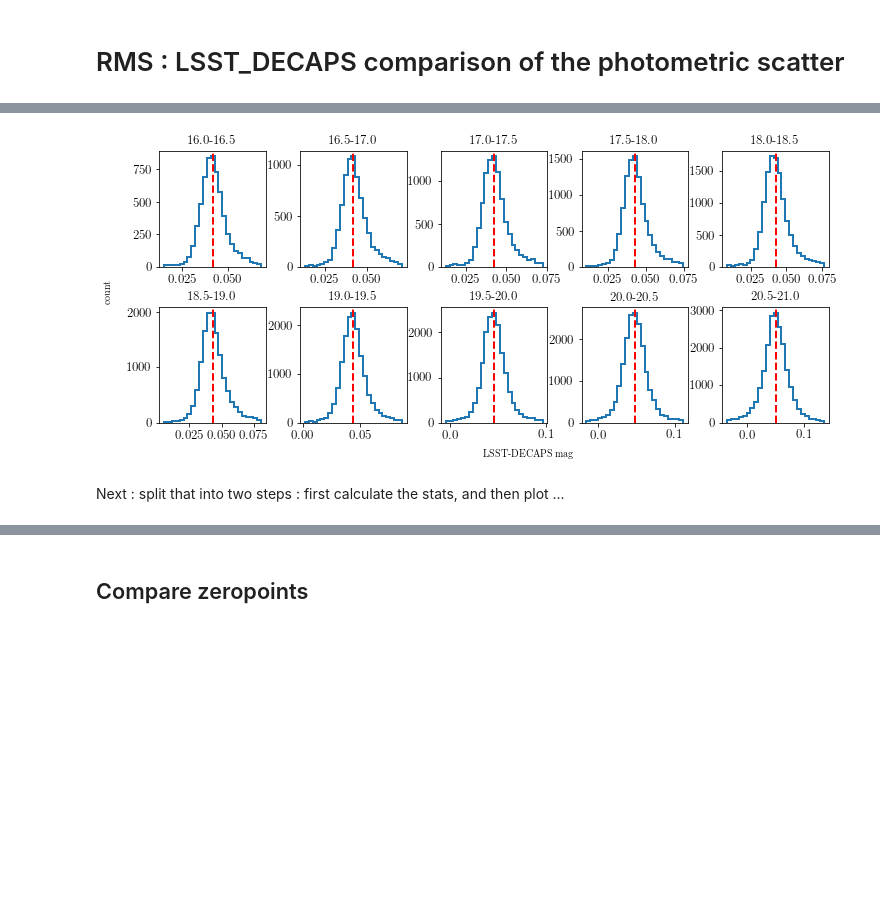
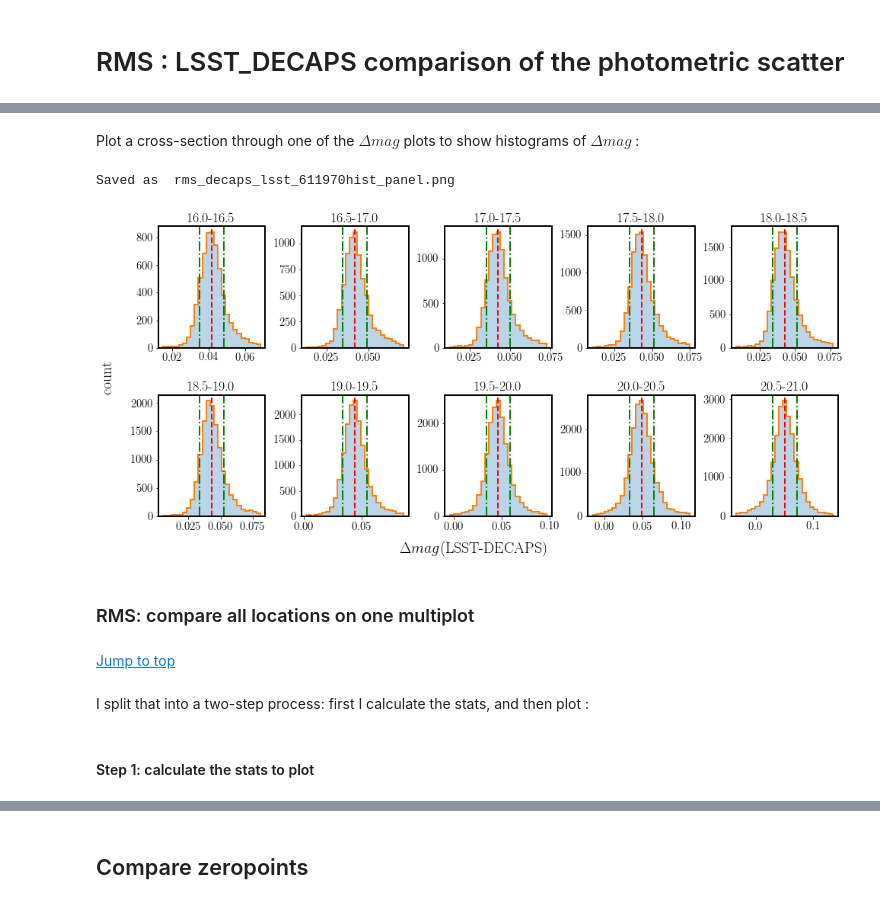
Before and after one commit to suberlak/crowded_fields, a Jupyter notebook: code/N1_decaps_lsst_crossmatch.ipynb, the cells around one changed output, grey strips where cells are left out. Drawn from its saved outputs; the diff is of its cells as text; code cells hidden in the pictures; blank space fills up the shorter version.

```diff
--- a/code/N1_decaps_lsst_crossmatch.ipynb
+++ b/code/N1_decaps_lsst_crossmatch.ipynb
@@ -842,8 +851,9 @@ visit_table= Table.read('decaps_lsst_visit_info.txt', format='ascii')
 # %%
-# sort by source count
-visit_table.sort('mean_N_per_sq_deg')
+# sort by source count  : use DECAPS count, since LSST is missing sources quicker,
+# so DECAPS counts may be closer to the truth !
+visit_table.sort('N_per_sq_deg_decaps')
 visits  = visit_table['visit']
-densities = visit_table['mean_N_per_sq_deg']
+densities = visit_table['N_per_sq_deg_decaps']
 N_total = len(densities)  # this sets the span of the colormap ...
 bins = np.arange(14,24,0.25)
 
@@ -1330,0 +1369,15 @@ for density in ['15'] : # ['25'] : # : # ['25']:# densities :
+# %%
+# We positionally cross match DECAPS and LSST catalogs, and plot the
+# magnitude difference for objects within 0.5 arcsec from each other.
+# The median and sigmaG are calculated on full sample, i.e.
+# no clip on magnitude difference.
+bins = np.arange(14,22.5,0.25)
+for i,visit  in enumerate(visits[::15]):
+    row = np.where(visits == visit)[0][0]
+    fig,ax= plt.subplots(1,1,figsize=(7,5))
+    print(visit, measuredDensity[row], mafDensity[row] )
+    decaps_lsst = Table.read('decaps-lsst-'+str(visit)+'.txt', format='ascii')
+    plot_dmag(decaps_lsst,visit,ax,bins)
+    ax.set_title(str(measuredDensity[row])+' / sq.deg., MAF '+\
+                 str(mafDensity[row])+'\%'+', visit='+str(visit))
+    plt.savefig('decaps_lsst_dmag_'+str(visit)+'.png', bbox_inches='tight')
@@ -1331,42 +1393,58 @@ for density in ['15'] : # ['25'] : # : # ['25']:# densities :
+# %% [markdown]
+Plot a cross-section through one of the $\Delta mag$ plots to show histograms of $\Delta mag$ :
 # %%
+visit = 611970
+decaps_lsst = Table.read('decaps-lsst-'+str(visit)+'.txt', format='ascii')
 # Make a plot per visit with three panels, corresponding to three
 # magnitude bins ...
 bin_edges = np.arange(16,21.5,0.5)
 rows = 2
 cols = 5
 assert len(bin_edges[:-1]) == rows*cols
-fig,axes = plt.subplots(2,5,figsize=(12,5))
+fig,axes = plt.subplots(2,5,figsize=(16,7))
 axs = np.ravel(axes)
 i= 0
 for ax in axs :
     mag_min = bin_edges[i]
     mag_max = bin_edges[i+1]
 
     mask_distance = decaps_lsst['d2darcsec'].data < 0.5
     x = decaps_lsst[mask_distance]['decaps_mag']
     y = decaps_lsst[mask_distance]['lsst_mag']
     dm = y-x
     mask_mag = (mag_min<x)*(x<mag_max)
     dm_bin = dm[mask_mag]
     med = np.median(dm_bin)
     sigG = sigmaG(dm_bin)
-    ax.hist(dm_bin, histtype='step', lw=2, range=(med-4*sigG, med+4*sigG), bins=25)
+    ax.hist(dm_bin, histtype='stepfilled', lw=2,alpha=0.3,
+            range=(med-4*sigG, med+4*sigG), bins=25)
+    ax.hist(dm_bin, histtype='step', lw=2,
+            range=(med-4*sigG, med+4*sigG), bins=25)
     ax.axvline(med,ls='--', c='red', lw=2)
+    ax.axvline(med+sigG, ls='-.', c='green', lw=2)
+    ax.axvline(med-sigG, ls='-.', c='green', lw=2)
     ax.set_title(str(mag_min)+'-'+str(mag_max),fontweight='bold')
     i += 1
 
-fig.subplots_adjust(hspace=0.35, wspace=0.32
+fig.subplots_adjust(hspace=0.39, wspace=0.34
                    )
-fig.text(0.5,0.03, 'LSST-DECAPS mag')
-fig.text(0.06, 0.5, 'count', rotation='vertical')
-plt.savefig('rms_decaps_lsst_'+str(visit)+'hist_panel.png', bbox_inches='tight')
-
+fig.text(0.4,0.03, r'$\Delta mag $(LSST-DECAPS)',fontsize=20)
+fig.text(0.06, 0.5, 'count', rotation='vertical', fontsize=20)
+name = 'rms_decaps_lsst_'+str(visit)+'hist_panel.png'
+plt.savefig(name, bbox_inches='tight')
+print('Saved as ', name)
 # We plot histograms of magnitude difference in bins of decaps magnitude.
 # The limits on each histogram are +/- 4 sigmaG  from the median,
 # with both sigmaG and median calcualated based on unclipped magnitude difference
 # %% [output]
+Saved as  rms_decaps_lsst_611970hist_panel.png
-[figure, old version]
+[figure, new version]
+# %% [markdown]
+### RMS: compare all locations on one multiplot <a id='rms_compare_all'></a>
+# %% [markdown]
+[Jump to top](#toc)
 # %% [markdown]
-Next : split that into two steps : first calculate the stats,
-        and then plot ...
+I split that into a two-step process: first I calculate the stats, and then plot :
+# %% [markdown]
+#### Step 1:  calculate the stats to plot <a id='calculate_spread'></a>
 # %%
```
Also changed, not shown: parts of 94 cells of this notebook, 2 other files.
